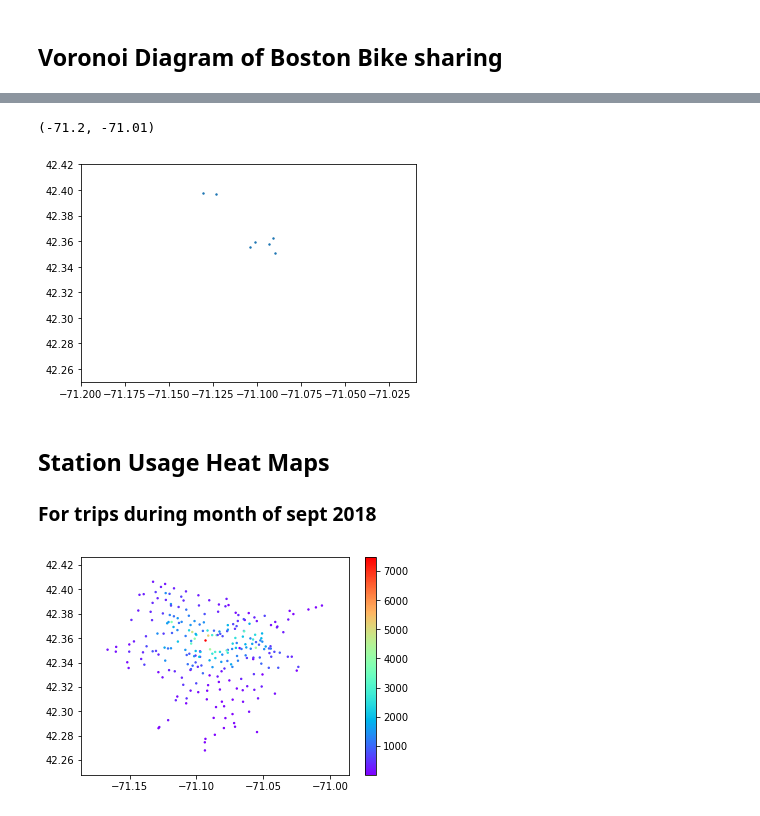
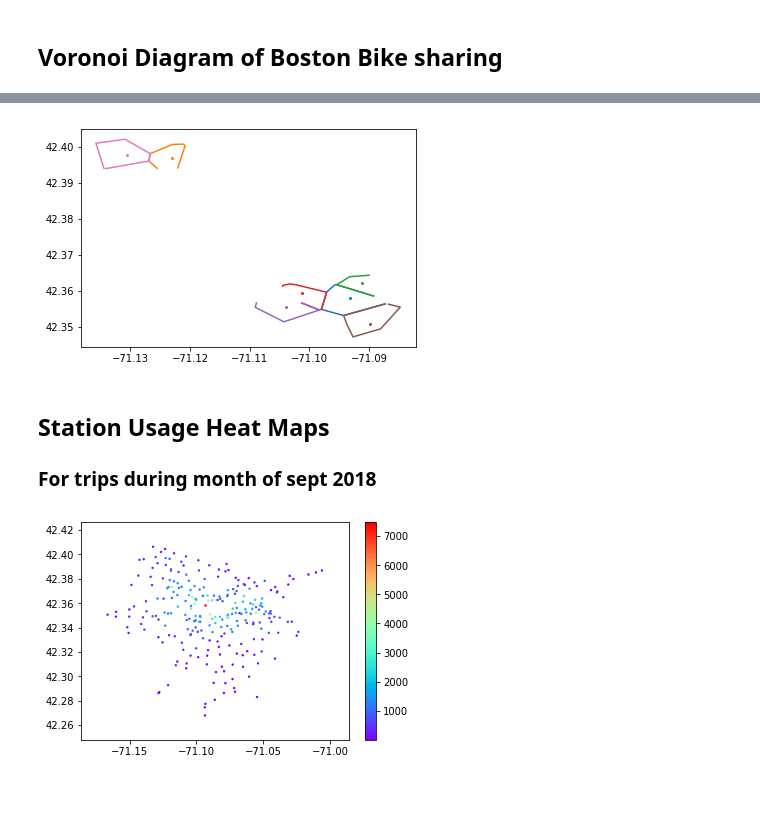
Before and after one commit to meiaalsup/bluebikecommutepatterns, a Jupyter notebook: preliminary.ipynb, the cells around one changed output, grey strips where cells are left out. Cells and saved outputs as stored; diff of their text form; code cells hidden in the pictures.

Commit message:
Fix the region boundaries from voronoi

```diff
--- a/preliminary.ipynb
+++ b/preliminary.ipynb
@@ -57,4 +135,5 @@ vor, regions, vertices = create_voronoi()
 # %%
 station_coordinates = np.genfromtxt('station_coordinates.csv', delimiter=',')[1:]
-len(station_coordinates)
+map_station_coordinates = {int(row[0]): (row[1], row[2]) for row in station_coordinates}
+map_station_coordinates[1]
 # %% [output]
@@ -62,6 +141,5 @@ len(station_coordinates)
 # %%
 coords = [int(i) for i in station_coordinates[:, 0]]
-print(coords)
-index_of_station = {station: coords.index(station) for station in most_common_stations}
-index_of_station
+regions = {int(i): vor.vertices[vor.regions[vor.point_region[coords.index(i)]]] for i in station_coordinates[:,0]}
+regions[1]
 # %% [output]
@@ -142,17 +150,18 @@ lon_common = [station_coordinates[i][1] for i in most_common_stations]
-# %%
-plt.scatter(lon_common, lat_common, s=2)
-plt.ylim(42.25, 42.42)
-plt.xlim(-71.2, -71.01)
-# %% [output]
-(-71.2, -71.01)
-[figure, removed]
+# %%
+#plt.xlim(-71.176491, -70.99609799999999)
+#plt.ylim(42.257902, 42.416301999999995)
+for station in most_common_stations:
+    plt.scatter(map_station_coordinates[station][0], map_station_coordinates[station][1], s=4)
+    plt.plot(regions[station][:,0], regions[station][:, 1])
+# %% [output]
+[figure, added]
+# %% [markdown]
+## Station Usage Heat Maps
+
+### For trips during month of sept 2018
 # %%
 morning = (4,10)  # inclusive, so from 4am to 11am.
 evening = (16,19)  # inclusive, from 4pm to 8pm
-# %% [markdown]
-## Station Usage Heat Maps
-
-### For trips during month of sept 2018
 # %%
 plot_station_use_heat_map(y2018[9], start=True)  # stations where the most trips originate for september 2018
 # %% [output]
```
Also changed, not shown: parts of 21 cells of this notebook.
